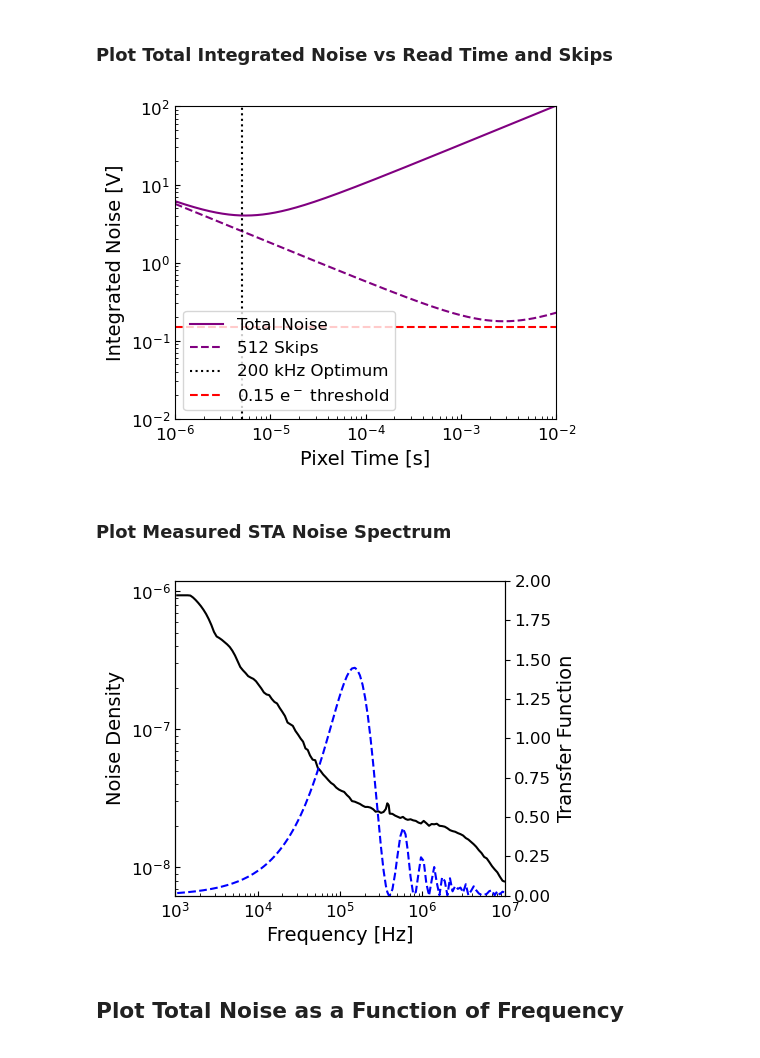
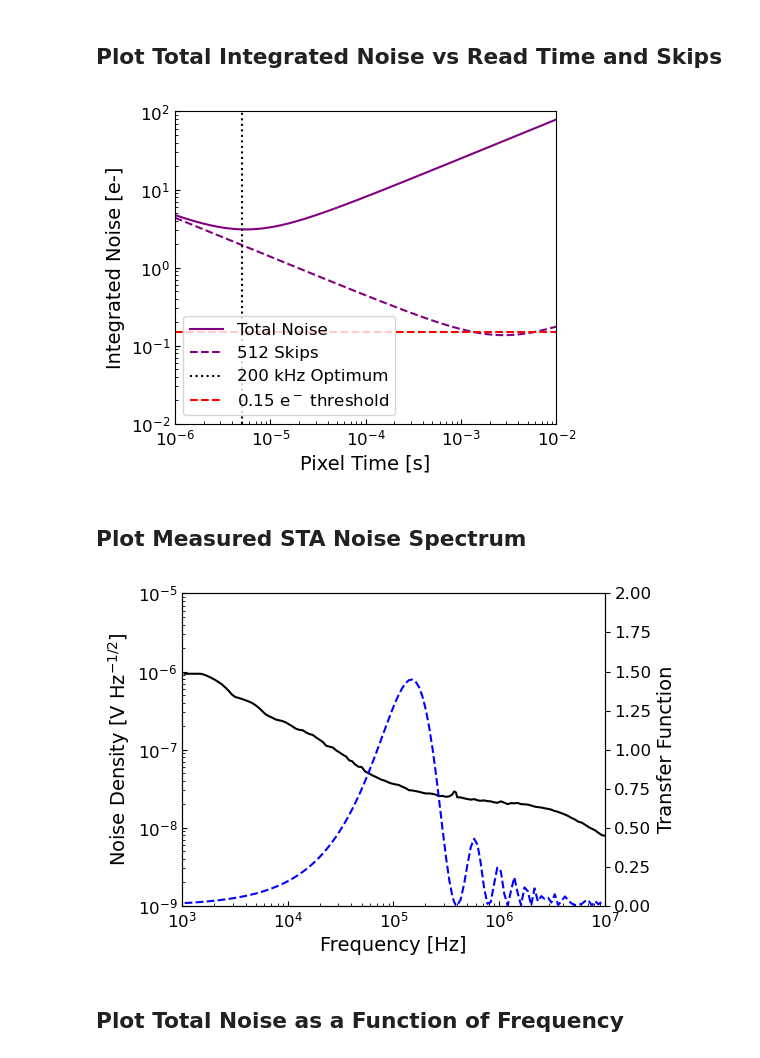
Before and after one commit to brockparker/Research, a Jupyter notebook: CCDs/skipper_noise_testing.ipynb, the cells around one changed output. Cells and saved outputs as stored; diff of their text form; code cells hidden in the pictures.

```diff
--- a/CCDs/skipper_noise_testing.ipynb
+++ b/CCDs/skipper_noise_testing.ipynb
@@ -85,5 +138,5 @@ plt.show()
 # %% [markdown]
-### Plot Total Integrated Noise vs Read Time and Skips
+## Plot Total Integrated Noise vs Read Time and Skips
 # %%
 quantity_support()
 
@@ -98,13 +151,16 @@ nc_1f2 = 100 * u.kHz
 
 skips = 512
 
-ax.plot(tau, sig_cds(wn_floor, tau, nc_1f, nc_1f2) / 5e-6, label='Total Noise', color='purple')
-ax.plot(tau * skips, sig_skipper(skips, wn_floor, tau, nc_1f, nc_1f2) / 5e-6, label='512 Skips', color='purple', ls='--')
+conversion = 6.5e-6
+# Steve recommended 5e-6
+
+ax.plot(tau, sig_cds(wn_floor, tau, nc_1f, nc_1f2) / conversion, label='Total Noise', color='purple')
+ax.plot(tau * skips, sig_skipper(skips, wn_floor, tau, nc_1f, nc_1f2) / conversion, label='512 Skips', color='purple', ls='--')
 ax.axvline(1/(200 * u.kHz), label='200 kHz Optimum', color='k', ls=':')
 ax.axhline(0.15, color='red', ls='--', label='0.15 e$^-$ threshold')
 
 ax.set_xlabel(r'Pixel Time [s]')
-ax.set_ylabel(r'Integrated Noise [V]')
+ax.set_ylabel(r'Integrated Noise [e-]')
 ax.legend(loc = 'best')
 ax.set_xlim(1e-6, 1e-2)
 ax.set_xscale('log')
@@ -115,45 +171,48 @@ ax.tick_params(axis='both', direction='in', which='both')
 
 fig.tight_layout()
 
-plt.savefig('C:/Users/Brock/Documents/Git/Research/CCDs/ccd_integrated_noise.png', dpi=250)
+# plt.savefig('C:/Users/Brock/Documents/Git/Research/CCDs/ccd_integrated_noise.png', dpi=250)
 # plt.savefig('/home/baparker/GitHub/Research/CCDs/ccd_integrated_noise.png', dpi=250)
 plt.show()
 # %% [output]
-[figure, old version]
+[figure, new version]
 # %% [markdown]
-### Plot Measured STA Noise Spectrum
+## Plot Measured STA Noise Spectrum
 # %%
-noise_spectrum = pd.read_csv(r'C:/Users/Brock/Documents/Git/Research/CCDs/STANoiseSpectrum.csv', header=None)
+# noise_spectrum = pd.read_csv(r'C:/Users/Brock/Documents/Git/Research/CCDs/STANoiseSpectrum.csv', header=None)
+noise_spectrum = pd.read_csv(r'F:/Github/Research/CCDs/STANoiseSpectrum.csv', header=None)
 noise_freqs = np.array(noise_spectrum[0]) * u.Hz
-noise_density = np.array(noise_spectrum[1])
+noise_density = np.array(noise_spectrum[1]) * u.V / u.Hz**1/2
+noise_density = noise_density*2 # scale factor from extraction
 
 opt_speed = 1/(200*u.kHz)
 cds_transfer = transfer(noise_freqs, opt_speed)
 # %%
-fig, ax = plt.subplots(1, 1, figsize=(5,4), layout='tight')
+fig, ax = plt.subplots(1, 1, figsize=(6,4), layout='tight')
 ax2 = ax.twinx()
 
 ax2.plot(noise_freqs, cds_transfer, color = 'blue', ls='--')
 ax.plot(noise_freqs, noise_density, color='black', ls='-')
 
 ax.set_xlabel(r'Frequency [Hz]')
 ax2.set_ylabel(r'Transfer Function')
-ax.set_ylabel(r'Noise Density')
+ax.set_ylabel(r'Noise Density [V Hz$^{-1/2}$]')
 # ax.legend(loc = 'best')
 ax.set_xlim(1e3, 1e7)
 ax.set_xscale('log')
 ax.set_yscale('log')
+ax.set_ylim(1e-9, 1e-5)
 ax2.set_ylim(0, 2)
 
 ax.tick_params(axis='both', direction='in', which='both')
 
 fig.tight_layout()
 
-plt.savefig('C:/Users/Brock/Documents/Git/Research/CCDs/noise_spectrum_data.png', dpi=250)
+# plt.savefig('C:/Users/Brock/Documents/Git/Research/CCDs/noise_spectrum_data.png', dpi=250)
 # plt.savefig('/home/baparker/GitHub/Research/CCDs/ccd_integrated_noise.png', dpi=250)
 plt.show()
 # %% [output]
-[figure, old version]
+[figure, new version]
 # %% [markdown]
 ## Plot Total Noise as a Function of Frequency
 # %%
```
Also changed, not shown: parts of 10 cells of this notebook.
